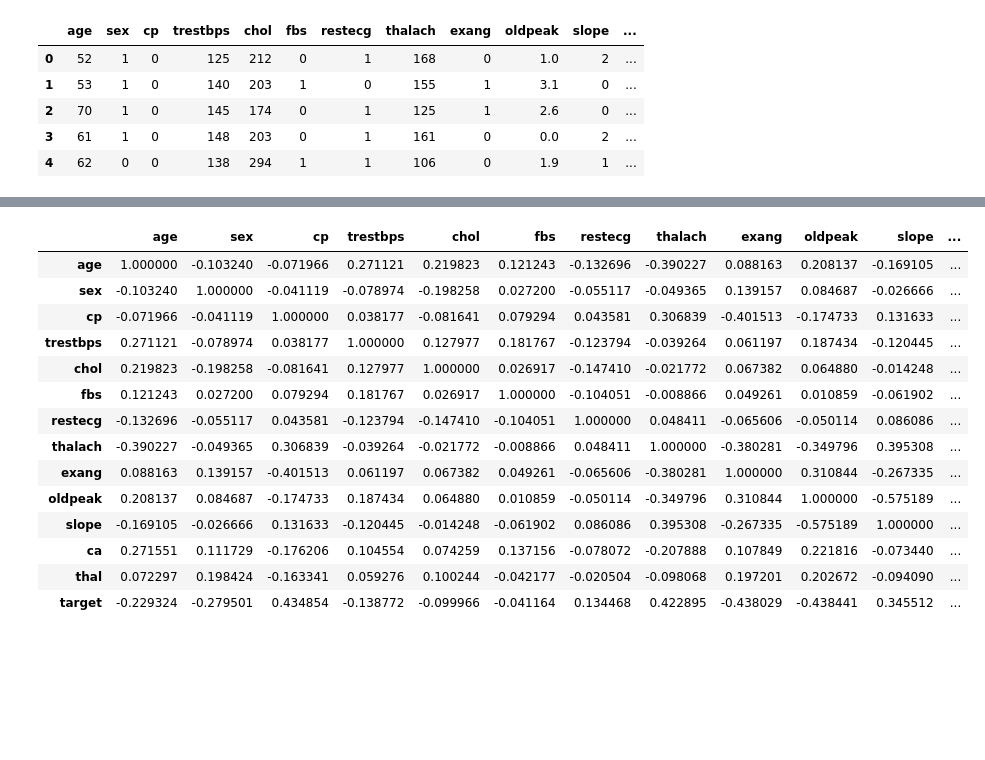
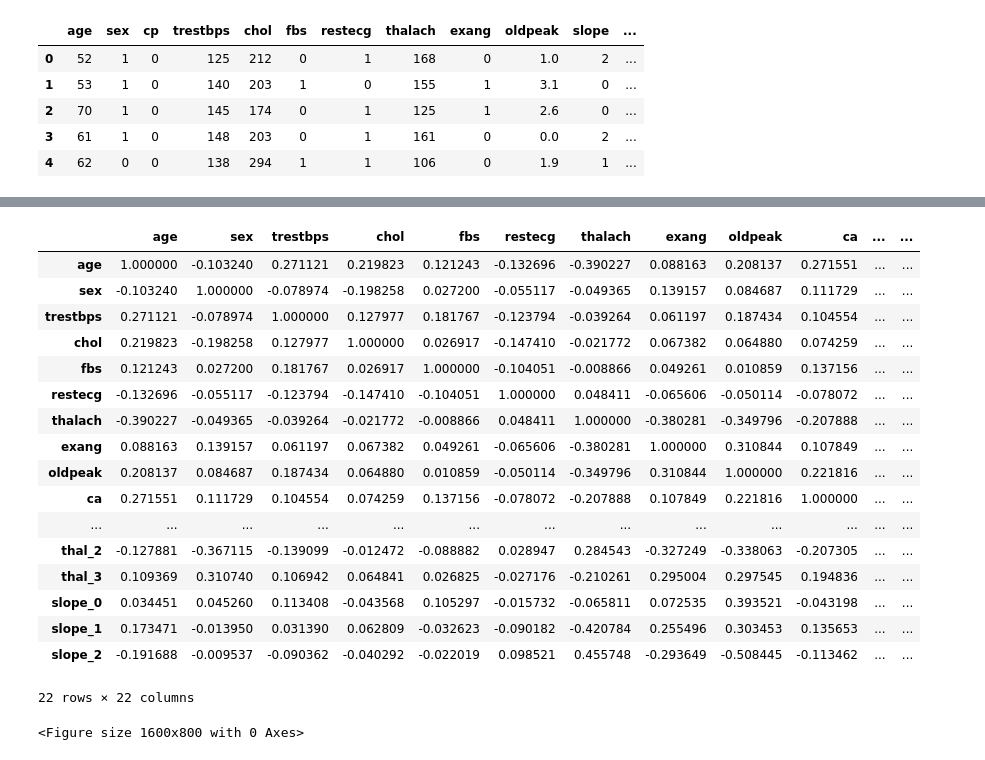
Before and after one commit to deepshikha-s/EC-422_Project, a Jupyter notebook: Exploratory Data Analysis.ipynb, the cells around one changed output, grey strips where cells are left out. Saved outputs shown, nothing was run; the diff lists cells and outputs as text; code cells hidden in the pictures; blank space fills up the shorter version.

```diff
--- a/Exploratory Data Analysis.ipynb
+++ b/Exploratory Data Analysis.ipynb
@@ -31,0 +366,24 @@ df.isna()
+# %%
+# categorical columns
+cp = pd.get_dummies(df['cp'],prefix= 'cp')
+thal = pd.get_dummies(df['thal'],prefix = 'thal')
+slope = pd.get_dummies(df['slope'],prefix = 'slope')
+
+frames = [df,cp,thal,slope]
+df = pd.concat(frames,axis=1)
+
+df['cp_1'] = df['cp_1'].astype(int)
+df['cp_2'] = df['cp_2'].astype(int)
+df['cp_3'] = df['cp_3'].astype(int)
+df['thal_0'] = df['thal_0'].astype(int)
+df['thal_1'] = df['thal_1'].astype(int)
+df['thal_2'] = df['thal_2'].astype(int)
+df['thal_3'] = df['thal_3'].astype(int)
+df['slope_0'] = df['slope_0'].astype(int)
+df['slope_1'] = df['slope_1'].astype(int)
+df['slope_2'] = df['slope_2'].astype(int)
+
+
+#Dropping the unnecessory variables
+df=df.drop(columns = ['cp','thal','slope'])
+df.head()
@@ -54,19 +459,24 @@ df1.describe()
 # %%
+plt.figure(figsize= (16,8))
 df1.corr()
 # %% [output]
-|  | age | sex | cp | trestbps | chol | fbs | restecg | thalach | exang | oldpeak | slope | ... |
-| age | 1.000000 | -0.103240 | -0.071966 | 0.271121 | 0.219823 | 0.121243 | -0.132696 | -0.390227 | 0.088163 | 0.208137 | -0.169105 | ... |
-| sex | -0.103240 | 1.000000 | -0.041119 | -0.078974 | -0.198258 | 0.027200 | -0.055117 | -0.049365 | 0.139157 | 0.084687 | -0.026666 | ... |
-| cp | -0.071966 | -0.041119 | 1.000000 | 0.038177 | -0.081641 | 0.079294 | 0.043581 | 0.306839 | -0.401513 | -0.174733 | 0.131633 | ... |
-| trestbps | 0.271121 | -0.078974 | 0.038177 | 1.000000 | 0.127977 | 0.181767 | -0.123794 | -0.039264 | 0.061197 | 0.187434 | -0.120445 | ... |
-| chol | 0.219823 | -0.198258 | -0.081641 | 0.127977 | 1.000000 | 0.026917 | -0.147410 | -0.021772 | 0.067382 | 0.064880 | -0.014248 | ... |
-| fbs | 0.121243 | 0.027200 | 0.079294 | 0.181767 | 0.026917 | 1.000000 | -0.104051 | -0.008866 | 0.049261 | 0.010859 | -0.061902 | ... |
-| restecg | -0.132696 | -0.055117 | 0.043581 | -0.123794 | -0.147410 | -0.104051 | 1.000000 | 0.048411 | -0.065606 | -0.050114 | 0.086086 | ... |
-| thalach | -0.390227 | -0.049365 | 0.306839 | -0.039264 | -0.021772 | -0.008866 | 0.048411 | 1.000000 | -0.380281 | -0.349796 | 0.395308 | ... |
-| exang | 0.088163 | 0.139157 | -0.401513 | 0.061197 | 0.067382 | 0.049261 | -0.065606 | -0.380281 | 1.000000 | 0.310844 | -0.267335 | ... |
-| oldpeak | 0.208137 | 0.084687 | -0.174733 | 0.187434 | 0.064880 | 0.010859 | -0.050114 | -0.349796 | 0.310844 | 1.000000 | -0.575189 | ... |
-| slope | -0.169105 | -0.026666 | 0.131633 | -0.120445 | -0.014248 | -0.061902 | 0.086086 | 0.395308 | -0.267335 | -0.575189 | 1.000000 | ... |
-| ca | 0.271551 | 0.111729 | -0.176206 | 0.104554 | 0.074259 | 0.137156 | -0.078072 | -0.207888 | 0.107849 | 0.221816 | -0.073440 | ... |
-| thal | 0.072297 | 0.198424 | -0.163341 | 0.059276 | 0.100244 | -0.042177 | -0.020504 | -0.098068 | 0.197201 | 0.202672 | -0.094090 | ... |
-| target | -0.229324 | -0.279501 | 0.434854 | -0.138772 | -0.099966 | -0.041164 | 0.134468 | 0.422895 | -0.438029 | -0.438441 | 0.345512 | ... |
+|  | age | sex | trestbps | chol | fbs | restecg | thalach | exang | oldpeak | ca | ... | ... |
+| age | 1.000000 | -0.103240 | 0.271121 | 0.219823 | 0.121243 | -0.132696 | -0.390227 | 0.088163 | 0.208137 | 0.271551 | ... | ... |
+| sex | -0.103240 | 1.000000 | -0.078974 | -0.198258 | 0.027200 | -0.055117 | -0.049365 | 0.139157 | 0.084687 | 0.111729 | ... | ... |
+| trestbps | 0.271121 | -0.078974 | 1.000000 | 0.127977 | 0.181767 | -0.123794 | -0.039264 | 0.061197 | 0.187434 | 0.104554 | ... | ... |
+| chol | 0.219823 | -0.198258 | 0.127977 | 1.000000 | 0.026917 | -0.147410 | -0.021772 | 0.067382 | 0.064880 | 0.074259 | ... | ... |
+| fbs | 0.121243 | 0.027200 | 0.181767 | 0.026917 | 1.000000 | -0.104051 | -0.008866 | 0.049261 | 0.010859 | 0.137156 | ... | ... |
+| restecg | -0.132696 | -0.055117 | -0.123794 | -0.147410 | -0.104051 | 1.000000 | 0.048411 | -0.065606 | -0.050114 | -0.078072 | ... | ... |
+| thalach | -0.390227 | -0.049365 | -0.039264 | -0.021772 | -0.008866 | 0.048411 | 1.000000 | -0.380281 | -0.349796 | -0.207888 | ... | ... |
+| exang | 0.088163 | 0.139157 | 0.061197 | 0.067382 | 0.049261 | -0.065606 | -0.380281 | 1.000000 | 0.310844 | 0.107849 | ... | ... |
+| oldpeak | 0.208137 | 0.084687 | 0.187434 | 0.064880 | 0.010859 | -0.050114 | -0.349796 | 0.310844 | 1.000000 | 0.221816 | ... | ... |
+| ca | 0.271551 | 0.111729 | 0.104554 | 0.074259 | 0.137156 | -0.078072 | -0.207888 | 0.107849 | 0.221816 | 1.000000 | ... | ... |
+| ... | ... | ... | ... | ... | ... | ... | ... | ... | ... | ... | ... | ... |
+| thal_2 | -0.127881 | -0.367115 | -0.139099 | -0.012472 | -0.088882 | 0.028947 | 0.284543 | -0.327249 | -0.338063 | -0.207305 | ... | ... |
+| thal_3 | 0.109369 | 0.310740 | 0.106942 | 0.064841 | 0.026825 | -0.027176 | -0.210261 | 0.295004 | 0.297545 | 0.194836 | ... | ... |
+| slope_0 | 0.034451 | 0.045260 | 0.113408 | -0.043568 | 0.105297 | -0.015732 | -0.065811 | 0.072535 | 0.393521 | -0.043198 | ... | ... |
+| slope_1 | 0.173471 | -0.013950 | 0.031390 | 0.062809 | -0.032623 | -0.090182 | -0.420784 | 0.255496 | 0.303453 | 0.135653 | ... | ... |
+| slope_2 | -0.191688 | -0.009537 | -0.090362 | -0.040292 | -0.022019 | 0.098521 | 0.455748 | -0.293649 | -0.508445 | -0.113462 | ... | ... |
+22 rows × 22 columns
+<Figure size 1600x800 with 0 Axes>
 # %%
```
Also changed, not shown: parts of 53 cells of this notebook.
